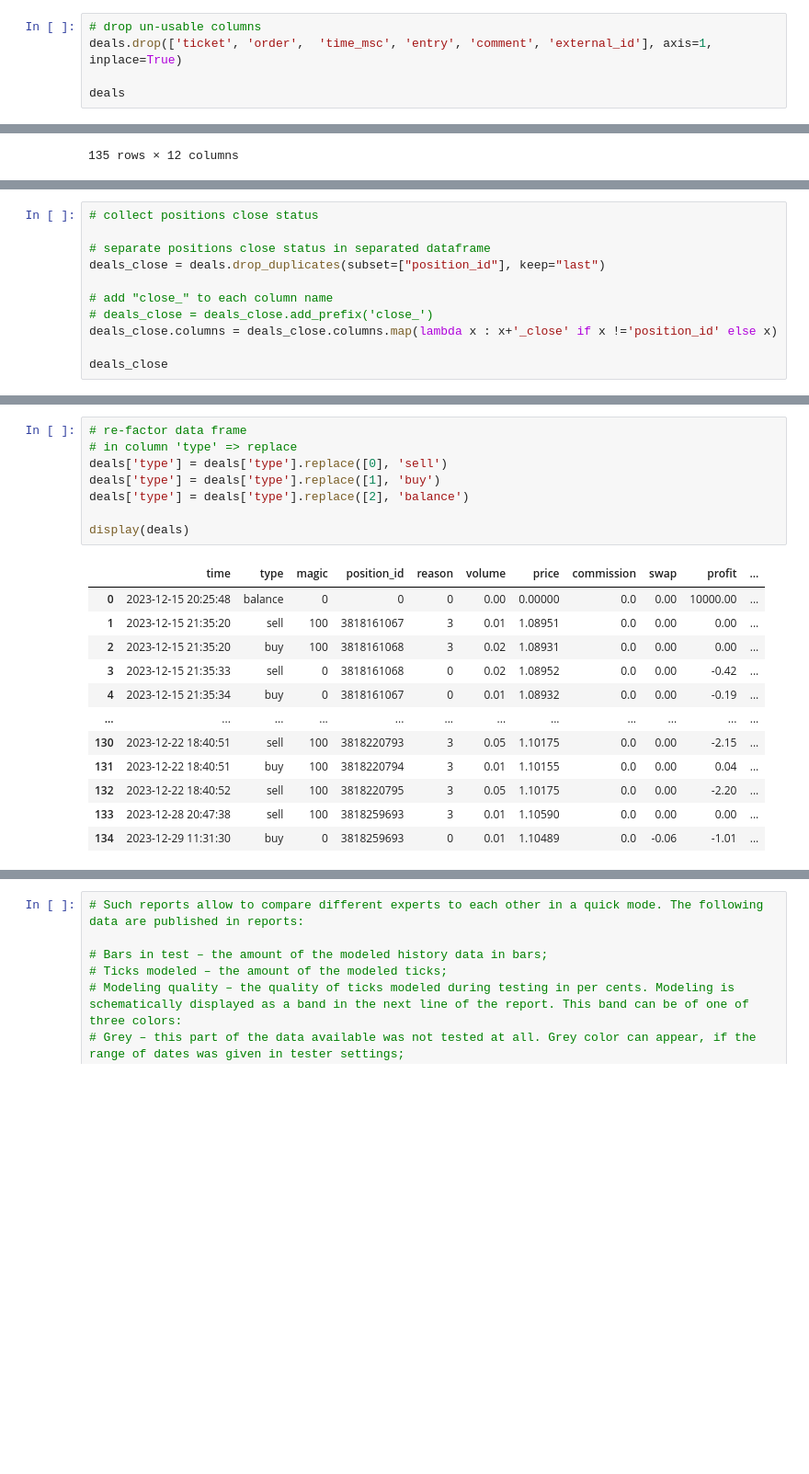
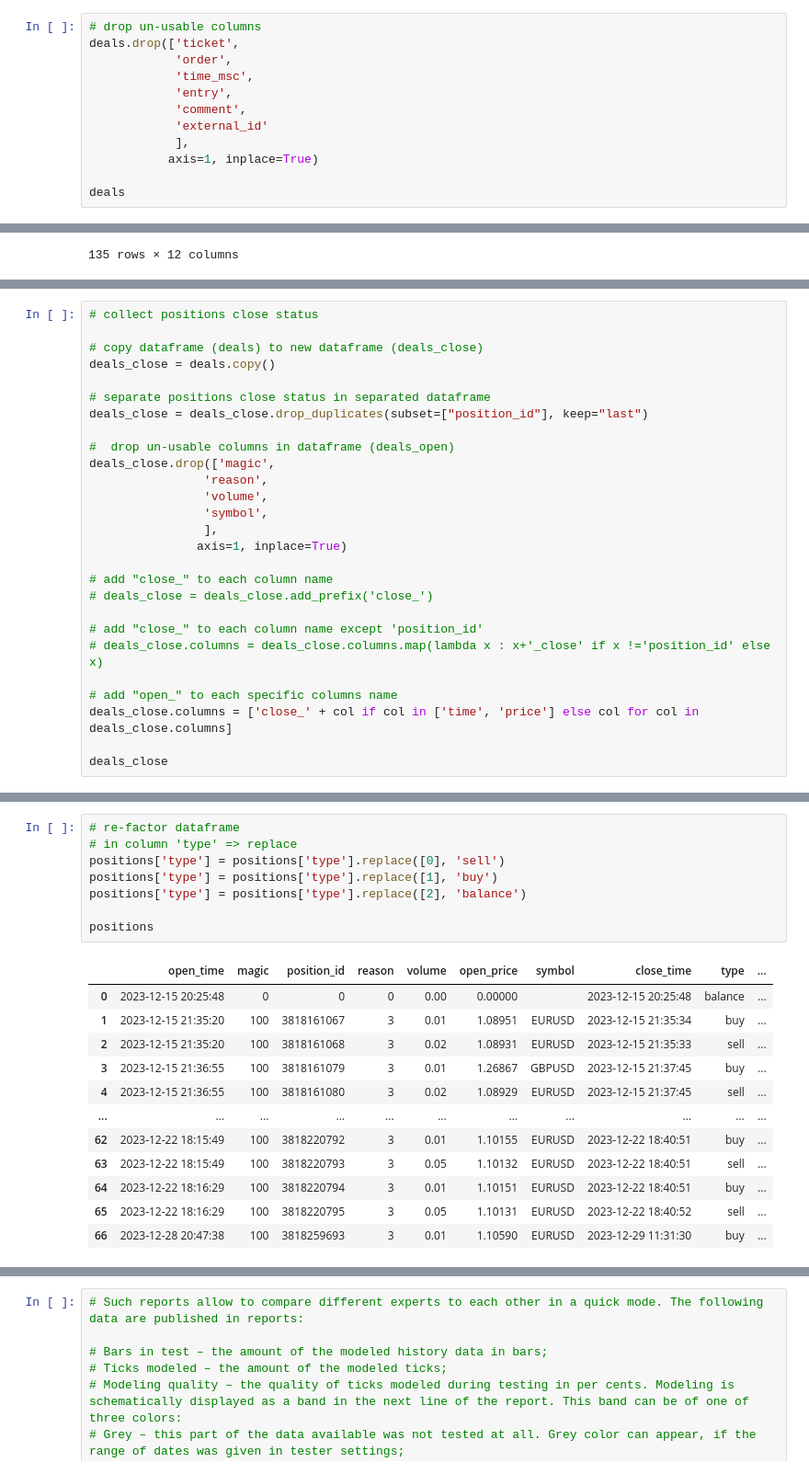
Before and after one commit to MaxJan2010/python_finance, a Jupyter notebook: src/work/tutorials/03.calculate mt5 report factors/calculate_history_report_factors.ipynb, the cells around one changed output, grey strips where cells are left out. Shown: that part at 92% size. Cells and saved outputs as stored; diff of their text form; blank space fills up the shorter version.

Commit message:
- finished results factors and will start apply factors to strategies result

```diff
--- a/src/work/tutorials/03.calculate mt5 report factors/calculate_history_report_factors.ipynb
+++ b/src/work/tutorials/03.calculate mt5 report factors/calculate_history_report_factors.ipynb
@@ -105,7 +105,14 @@ comment
 external_id
 # %%
 # drop un-usable columns
-deals.drop(['ticket', 'order',  'time_msc', 'entry', 'comment', 'external_id'], axis=1, inplace=True)
+deals.drop(['ticket',
+            'order',
+            'time_msc',
+            'entry',
+            'comment',
+            'external_id'
+            ],
+           axis=1, inplace=True)
 
 deals
 # %% [output]
@@ -150,12 +174,28 @@ deals_open
 # %%
 # collect positions close status
 
+# copy dataframe (deals) to new dataframe (deals_close)
+deals_close = deals.copy()
+
 # separate positions close status in separated dataframe
-deals_close = deals.drop_duplicates(subset=["position_id"], keep="last")
+deals_close = deals_close.drop_duplicates(subset=["position_id"], keep="last")
+
+#  drop un-usable columns in dataframe (deals_open)
+deals_close.drop(['magic',
+                'reason',
+                'volume',
+                'symbol',
+                ],
+               axis=1, inplace=True)
 
 # add "close_" to each column name
 # deals_close = deals_close.add_prefix('close_')
-deals_close.columns = deals_close.columns.map(lambda x : x+'_close' if x !='position_id' else x)
+
+# add "close_" to each column name except 'position_id'
+# deals_close.columns = deals_close.columns.map(lambda x : x+'_close' if x !='position_id' else x)
+
+# add "open_" to each specific columns name
+deals_close.columns = ['close_' + col if col in ['time', 'price'] else col for col in deals_close.columns]
 
 deals_close
 # %% [output]
@@ -223,21 +264,21 @@ positions.to_csv(filename)
 # %%
-# re-factor data frame
+# re-factor dataframe
 # in column 'type' => replace
-deals['type'] = deals['type'].replace([0], 'sell')
-deals['type'] = deals['type'].replace([1], 'buy')
-deals['type'] = deals['type'].replace([2], 'balance')
+positions['type'] = positions['type'].replace([0], 'sell')
+positions['type'] = positions['type'].replace([1], 'buy')
+positions['type'] = positions['type'].replace([2], 'balance')
 
-display(deals)
+positions
 # %% [output]
-|  | time | type | magic | position_id | reason | volume | price | commission | swap | profit | ... |
-| 0 | 2023-12-15 20:25:48 | balance | 0 | 0 | 0 | 0.00 | 0.00000 | 0.0 | 0.00 | 10000.00 | ... |
-| 1 | 2023-12-15 21:35:20 | sell | 100 | 3818161067 | 3 | 0.01 | 1.08951 | 0.0 | 0.00 | 0.00 | ... |
-| 2 | 2023-12-15 21:35:20 | buy | 100 | 3818161068 | 3 | 0.02 | 1.08931 | 0.0 | 0.00 | 0.00 | ... |
-| 3 | 2023-12-15 21:35:33 | sell | 0 | 3818161068 | 0 | 0.02 | 1.08952 | 0.0 | 0.00 | -0.42 | ... |
-| 4 | 2023-12-15 21:35:34 | buy | 0 | 3818161067 | 0 | 0.01 | 1.08932 | 0.0 | 0.00 | -0.19 | ... |
-| ... | ... | ... | ... | ... | ... | ... | ... | ... | ... | ... | ... |
-| 130 | 2023-12-22 18:40:51 | sell | 100 | 3818220793 | 3 | 0.05 | 1.10175 | 0.0 | 0.00 | -2.15 | ... |
-| 131 | 2023-12-22 18:40:51 | buy | 100 | 3818220794 | 3 | 0.01 | 1.10155 | 0.0 | 0.00 | 0.04 | ... |
-| 132 | 2023-12-22 18:40:52 | sell | 100 | 3818220795 | 3 | 0.05 | 1.10175 | 0.0 | 0.00 | -2.20 | ... |
-| 133 | 2023-12-28 20:47:38 | sell | 100 | 3818259693 | 3 | 0.01 | 1.10590 | 0.0 | 0.00 | 0.00 | ... |
-| 134 | 2023-12-29 11:31:30 | buy | 0 | 3818259693 | 0 | 0.01 | 1.10489 | 0.0 | -0.06 | -1.01 | ... |
+|  | open_time | magic | position_id | reason | volume | open_price | symbol | close_time | type | ... |
+| 0 | 2023-12-15 20:25:48 | 0 | 0 | 0 | 0.00 | 0.00000 |  | 2023-12-15 20:25:48 | balance | ... |
+| 1 | 2023-12-15 21:35:20 | 100 | 3818161067 | 3 | 0.01 | 1.08951 | EURUSD | 2023-12-15 21:35:34 | buy | ... |
+| 2 | 2023-12-15 21:35:20 | 100 | 3818161068 | 3 | 0.02 | 1.08931 | EURUSD | 2023-12-15 21:35:33 | sell | ... |
+| 3 | 2023-12-15 21:36:55 | 100 | 3818161079 | 3 | 0.01 | 1.26867 | GBPUSD | 2023-12-15 21:37:45 | buy | ... |
+| 4 | 2023-12-15 21:36:55 | 100 | 3818161080 | 3 | 0.02 | 1.08929 | EURUSD | 2023-12-15 21:37:45 | sell | ... |
+| ... | ... | ... | ... | ... | ... | ... | ... | ... | ... | ... |
+| 62 | 2023-12-22 18:15:49 | 100 | 3818220792 | 3 | 0.01 | 1.10155 | EURUSD | 2023-12-22 18:40:51 | buy | ... |
+| 63 | 2023-12-22 18:15:49 | 100 | 3818220793 | 3 | 0.05 | 1.10132 | EURUSD | 2023-12-22 18:40:51 | sell | ... |
+| 64 | 2023-12-22 18:16:29 | 100 | 3818220794 | 3 | 0.01 | 1.10151 | EURUSD | 2023-12-22 18:40:51 | buy | ... |
+| 65 | 2023-12-22 18:16:29 | 100 | 3818220795 | 3 | 0.05 | 1.10131 | EURUSD | 2023-12-22 18:40:52 | sell | ... |
+| 66 | 2023-12-28 20:47:38 | 100 | 3818259693 | 3 | 0.01 | 1.10590 | EURUSD | 2023-12-29 11:31:30 | buy | ... |
```
Also changed, not shown: parts of 15 cells of this notebook, 2 other files.
